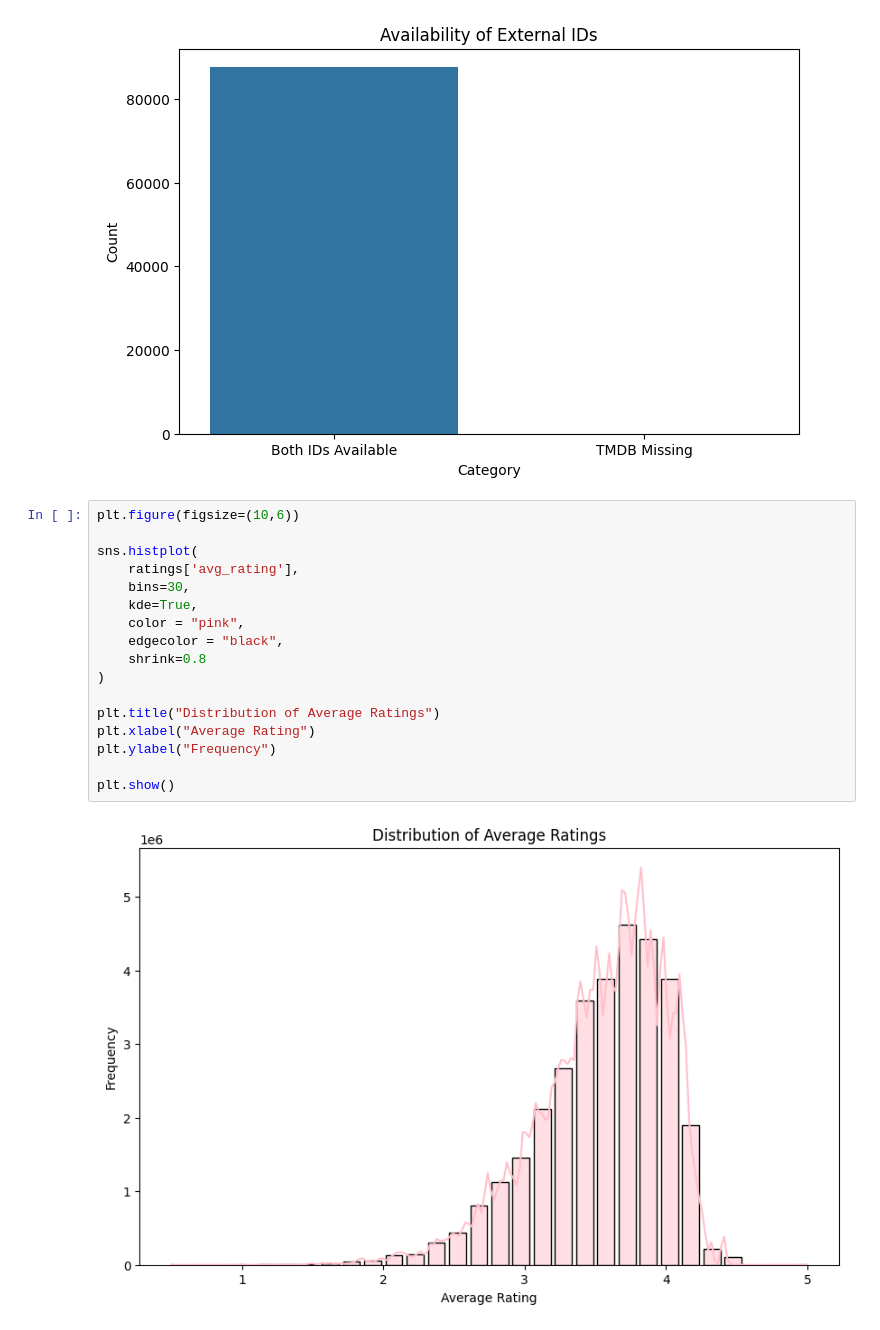
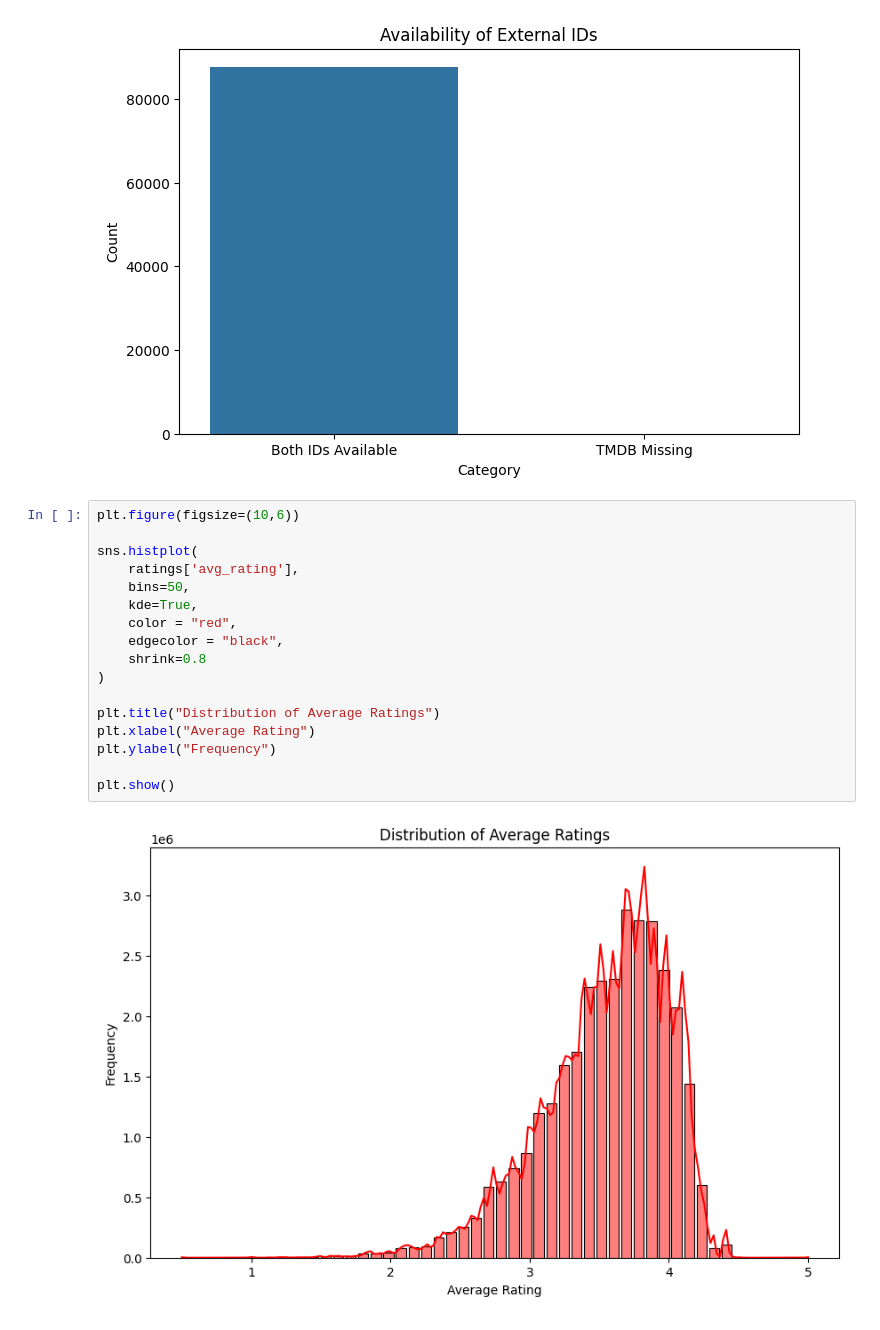
Before and after one commit to nakranimeet18/recommendation-engine-platform, a Jupyter notebook: notebooks/04_data_visualization.ipynb, the cells around one changed output. Saved outputs shown, nothing was run; the diff lists cells and outputs as text.

```diff
--- a/notebooks/04_data_visualization.ipynb
+++ b/notebooks/04_data_visualization.ipynb
@@ -346,19 +347,19 @@ plt.show()
 # %%
 plt.figure(figsize=(10,6))
 
 sns.histplot(
     ratings['avg_rating'],
-    bins=30,
+    bins=50,
     kde=True,
-    color = "pink",
+    color = "red",
     edgecolor = "black",
     shrink=0.8
 )
 
 plt.title("Distribution of Average Ratings")
 plt.xlabel("Average Rating")
 plt.ylabel("Frequency")
 
 plt.show()
 # %% [output]
-[figure, old version]
+[figure, new version]
```
Also changed, not shown: parts of 12 cells of this notebook.
